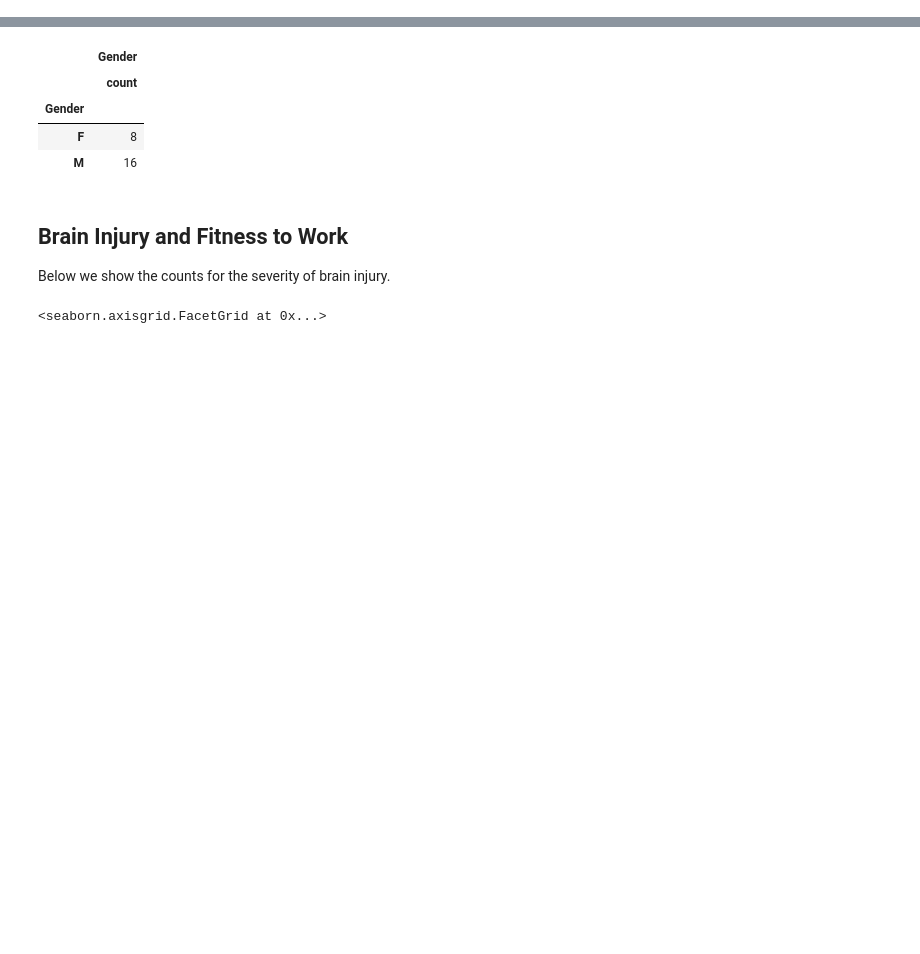
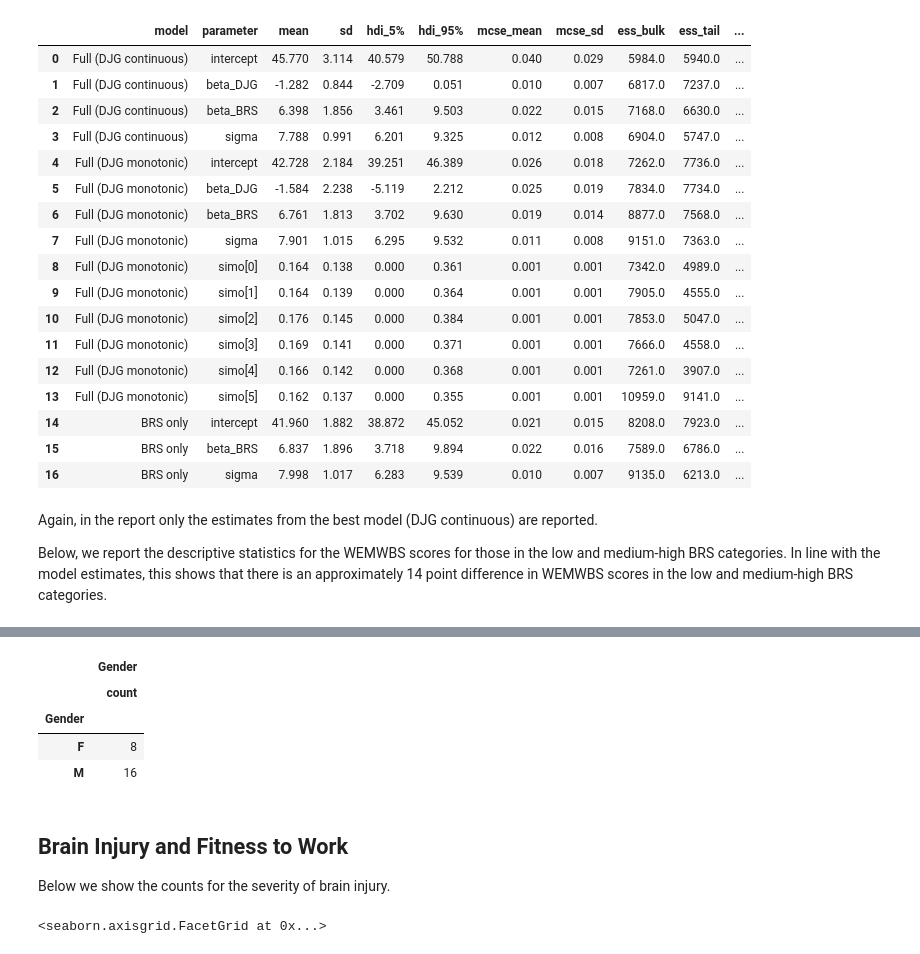
Before and after one commit to gpwilliams/bi_loneliness, a Jupyter notebook: python/analysis.ipynb, the cells around one changed output, grey strips where cells are left out. Saved outputs shown, nothing was run; the diff lists cells and outputs as text; code cells hidden in the pictures; blank space fills up the shorter version.

```diff
--- a/python/analysis.ipynb
+++ b/python/analysis.ipynb
@@ -139,0 +104,10 @@ comp_loo
+# %%
+with pm.Model() as brs_only_model:
+    intercept = pm.Normal('intercept', mu=40., sigma=10.)
+    beta_BRS = pm.Normal('beta_BRS', mu=0., sigma=10.)
+
+    sigma = pm.Exponential('sigma', lam=1.)
+
+    mu = intercept + beta_BRS * dat['BRS_cat'].values
+    obs = pm.Normal('Y', mu=mu, sigma=sigma, observed=dat['WEMWBS'].values)
+    brs_only_trace = pm.sample(draws = 3000, tune = 3000, chains = 4, return_inferencedata=True)
@@ -166,0 +208,41 @@ dat.groupby('brs_cat_cat').agg({'WEMWBS': ['mean', 'std', 'count']})
+# %%
+trace_summaries = [full_c_trace, full_m_trace, brs_only_trace]
+
+# apply az.summary to each trace and save as data frame
+summary_dfs = []
+summary_names = ["Full (DJG continuous)", "Full (DJG monotonic)", "BRS only"]
+loop_count = 0
+for trace in trace_summaries:
+    summary_dfs.append(az.summary(trace, hdi_prob=.90).round(3))
+    # add each summary names ID to the data frame in the first position
+    summary_dfs[loop_count].insert(0, "model", summary_names[loop_count])
+    loop_count += 1
+
+# combine the data frames, make the parameter rownames a col, then put model col first
+summary_dfs = pd.concat(summary_dfs)
+summary_dfs = summary_dfs.rename_axis("parameter").reset_index()
+summary_dfs.insert(0, "model", summary_dfs.pop("model"))
+summary_dfs
+# %% [output]
+|  | model | parameter | mean | sd | hdi_5% | hdi_95% | mcse_mean | mcse_sd | ess_bulk | ess_tail | ... |
+| 0 | Full (DJG continuous) | intercept | 45.770 | 3.114 | 40.579 | 50.788 | 0.040 | 0.029 | 5984.0 | 5940.0 | ... |
+| 1 | Full (DJG continuous) | beta_DJG | -1.282 | 0.844 | -2.709 | 0.051 | 0.010 | 0.007 | 6817.0 | 7237.0 | ... |
+| 2 | Full (DJG continuous) | beta_BRS | 6.398 | 1.856 | 3.461 | 9.503 | 0.022 | 0.015 | 7168.0 | 6630.0 | ... |
+| 3 | Full (DJG continuous) | sigma | 7.788 | 0.991 | 6.201 | 9.325 | 0.012 | 0.008 | 6904.0 | 5747.0 | ... |
+| 4 | Full (DJG monotonic) | intercept | 42.728 | 2.184 | 39.251 | 46.389 | 0.026 | 0.018 | 7262.0 | 7736.0 | ... |
+| 5 | Full (DJG monotonic) | beta_DJG | -1.584 | 2.238 | -5.119 | 2.212 | 0.025 | 0.019 | 7834.0 | 7734.0 | ... |
+| 6 | Full (DJG monotonic) | beta_BRS | 6.761 | 1.813 | 3.702 | 9.630 | 0.019 | 0.014 | 8877.0 | 7568.0 | ... |
+| 7 | Full (DJG monotonic) | sigma | 7.901 | 1.015 | 6.295 | 9.532 | 0.011 | 0.008 | 9151.0 | 7363.0 | ... |
+| 8 | Full (DJG monotonic) | simo[0] | 0.164 | 0.138 | 0.000 | 0.361 | 0.001 | 0.001 | 7342.0 | 4989.0 | ... |
+| 9 | Full (DJG monotonic) | simo[1] | 0.164 | 0.139 | 0.000 | 0.364 | 0.001 | 0.001 | 7905.0 | 4555.0 | ... |
+| 10 | Full (DJG monotonic) | simo[2] | 0.176 | 0.145 | 0.000 | 0.384 | 0.001 | 0.001 | 7853.0 | 5047.0 | ... |
+| 11 | Full (DJG monotonic) | simo[3] | 0.169 | 0.141 | 0.000 | 0.371 | 0.001 | 0.001 | 7666.0 | 4558.0 | ... |
+| 12 | Full (DJG monotonic) | simo[4] | 0.166 | 0.142 | 0.000 | 0.368 | 0.001 | 0.001 | 7261.0 | 3907.0 | ... |
+| 13 | Full (DJG monotonic) | simo[5] | 0.162 | 0.137 | 0.000 | 0.355 | 0.001 | 0.001 | 10959.0 | 9141.0 | ... |
+| 14 | BRS only | intercept | 41.960 | 1.882 | 38.872 | 45.052 | 0.021 | 0.015 | 8208.0 | 7923.0 | ... |
+| 15 | BRS only | beta_BRS | 6.837 | 1.896 | 3.718 | 9.894 | 0.022 | 0.016 | 7589.0 | 6786.0 | ... |
+| 16 | BRS only | sigma | 7.998 | 1.017 | 6.283 | 9.539 | 0.010 | 0.007 | 9135.0 | 6213.0 | ... |
+# %% [markdown]
+Again, in the report only the estimates from the best model (DJG continuous) are reported.
+
+Below, we report the descriptive statistics for the WEMWBS scores for those in the low and medium-high BRS categories. In line with the model estimates, this shows that there is an approximately 14 point difference in WEMWBS scores in the low and medium-high BRS categories.
```
Also changed, not shown: parts of 53 cells of this notebook.
